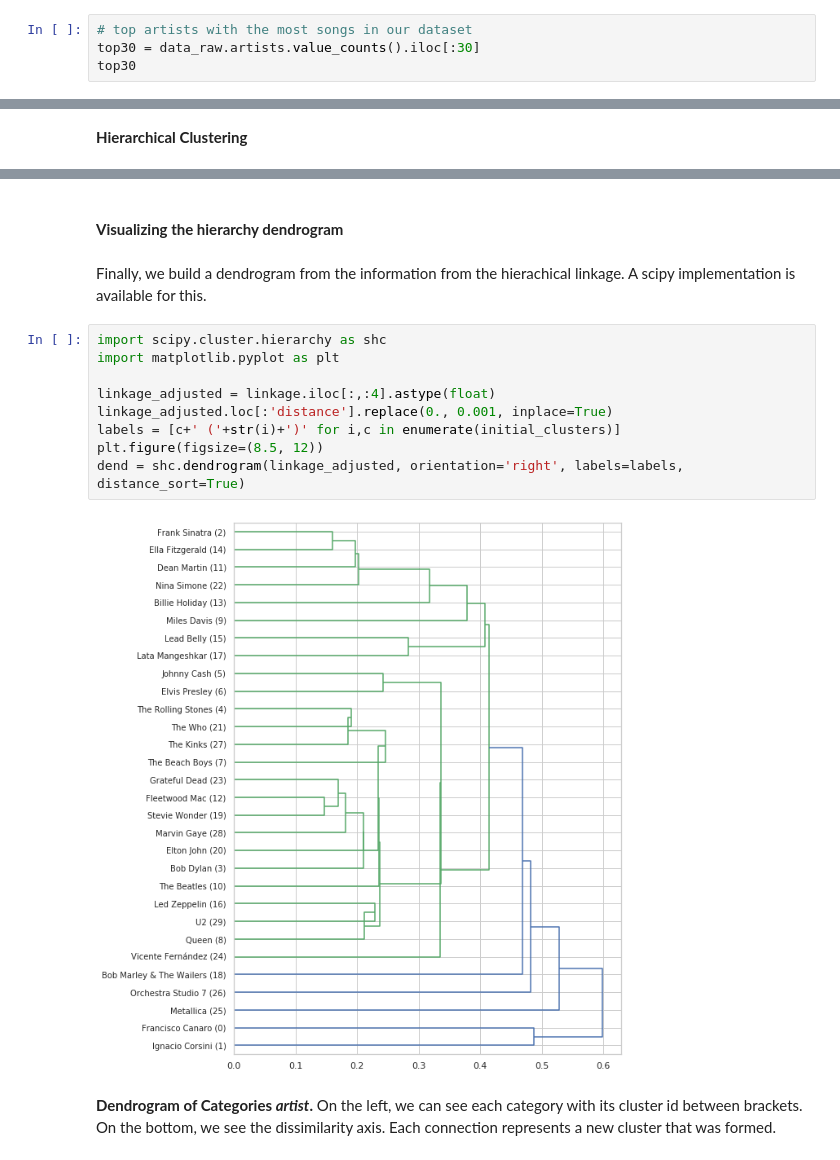
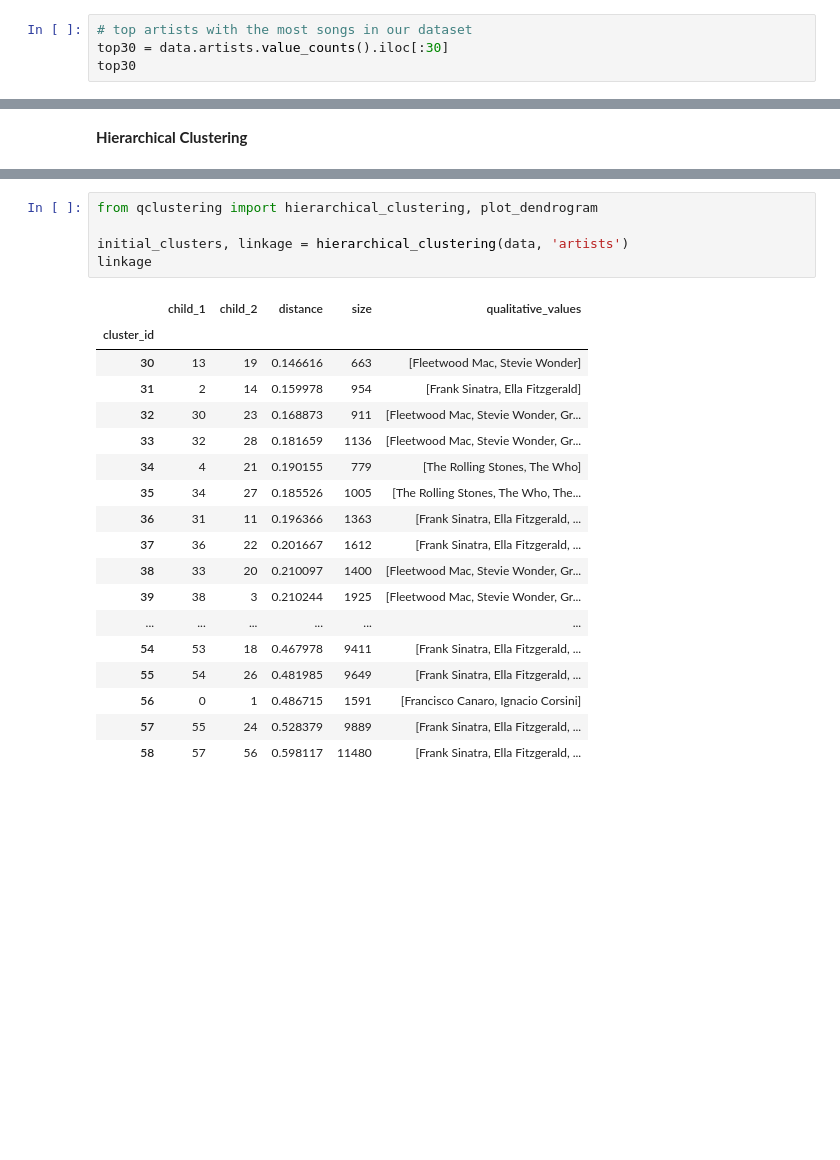
Before and after one commit to diogoseca/qualitative-clustering, a Jupyter notebook: notebooks/1. Clustering Music Artists.ipynb, the cells around one changed output, grey strips where cells are left out. Drawn from its saved outputs; the diff is of its cells as text; blank space fills up the shorter version.

```diff
--- a/notebooks/1. Clustering Music Artists.ipynb
+++ b/notebooks/1. Clustering Music Artists.ipynb
@@ -54,6 +59,6 @@ See the caveats in the documentation: https://pandas.pydata.org/pandas-docs/stab
 # %%
 # top artists with the most songs in our dataset
-top30 = data_raw.artists.value_counts().iloc[:30]
+top30 = data.artists.value_counts().iloc[:30]
 top30
 # %% [output]
 Francisco Canaro            956
@@ -358,19 +149,24 @@ linkage
-# %% [markdown]
-<div style='height:20px'></div>
-# %% [markdown]
-__Visualizing the hierarchy dendrogram__
-# %% [markdown]
-Finally, we build a dendrogram from the information from the hierachical linkage. A scipy implementation is available for this.
-# %%
-import scipy.cluster.hierarchy as shc
-import matplotlib.pyplot as plt
-
-linkage_adjusted = linkage.iloc[:,:4].astype(float)
-linkage_adjusted.loc[:'distance'].replace(0., 0.001, inplace=True)
-labels = [c+' ('+str(i)+')' for i,c in enumerate(initial_clusters)]
-plt.figure(figsize=(8.5, 12))
-dend = shc.dendrogram(linkage_adjusted, orientation='right', labels=labels, distance_sort=True)
-# %% [output]
-[figure, removed]
-# %% [markdown]
-__Dendrogram of Categories _artist_.__ On the left, we can see each category with its cluster id between brackets. On the bottom, we see the dissimilarity axis. Each connection represents a new cluster that was formed.
+# %%
+from qclustering import hierarchical_clustering, plot_dendrogram
+
+initial_clusters, linkage = hierarchical_clustering(data, 'artists')
+linkage
+# %% [output]
+|  | child_1 | child_2 | distance | size | qualitative_values |
+| cluster_id |  |  |  |  |  |
+| 30 | 13 | 19 | 0.146616 | 663 | [Fleetwood Mac, Stevie Wonder] |
+| 31 | 2 | 14 | 0.159978 | 954 | [Frank Sinatra, Ella Fitzgerald] |
+| 32 | 30 | 23 | 0.168873 | 911 | [Fleetwood Mac, Stevie Wonder, Gr... |
+| 33 | 32 | 28 | 0.181659 | 1136 | [Fleetwood Mac, Stevie Wonder, Gr... |
+| 34 | 4 | 21 | 0.190155 | 779 | [The Rolling Stones, The Who] |
+| 35 | 34 | 27 | 0.185526 | 1005 | [The Rolling Stones, The Who, The... |
+| 36 | 31 | 11 | 0.196366 | 1363 | [Frank Sinatra, Ella Fitzgerald, ... |
+| 37 | 36 | 22 | 0.201667 | 1612 | [Frank Sinatra, Ella Fitzgerald, ... |
+| 38 | 33 | 20 | 0.210097 | 1400 | [Fleetwood Mac, Stevie Wonder, Gr... |
+| 39 | 38 | 3 | 0.210244 | 1925 | [Fleetwood Mac, Stevie Wonder, Gr... |
+| ... | ... | ... | ... | ... | ... |
+| 54 | 53 | 18 | 0.467978 | 9411 | [Frank Sinatra, Ella Fitzgerald, ... |
+| 55 | 54 | 26 | 0.481985 | 9649 | [Frank Sinatra, Ella Fitzgerald, ... |
+| 56 | 0 | 1 | 0.486715 | 1591 | [Francisco Canaro, Ignacio Corsini] |
+| 57 | 55 | 24 | 0.528379 | 9889 | [Frank Sinatra, Ella Fitzgerald, ... |
+| 58 | 57 | 56 | 0.598117 | 11480 | [Frank Sinatra, Ella Fitzgerald, ... |
```
Also changed, not shown: parts of 42 cells of this notebook, 8 other files.
